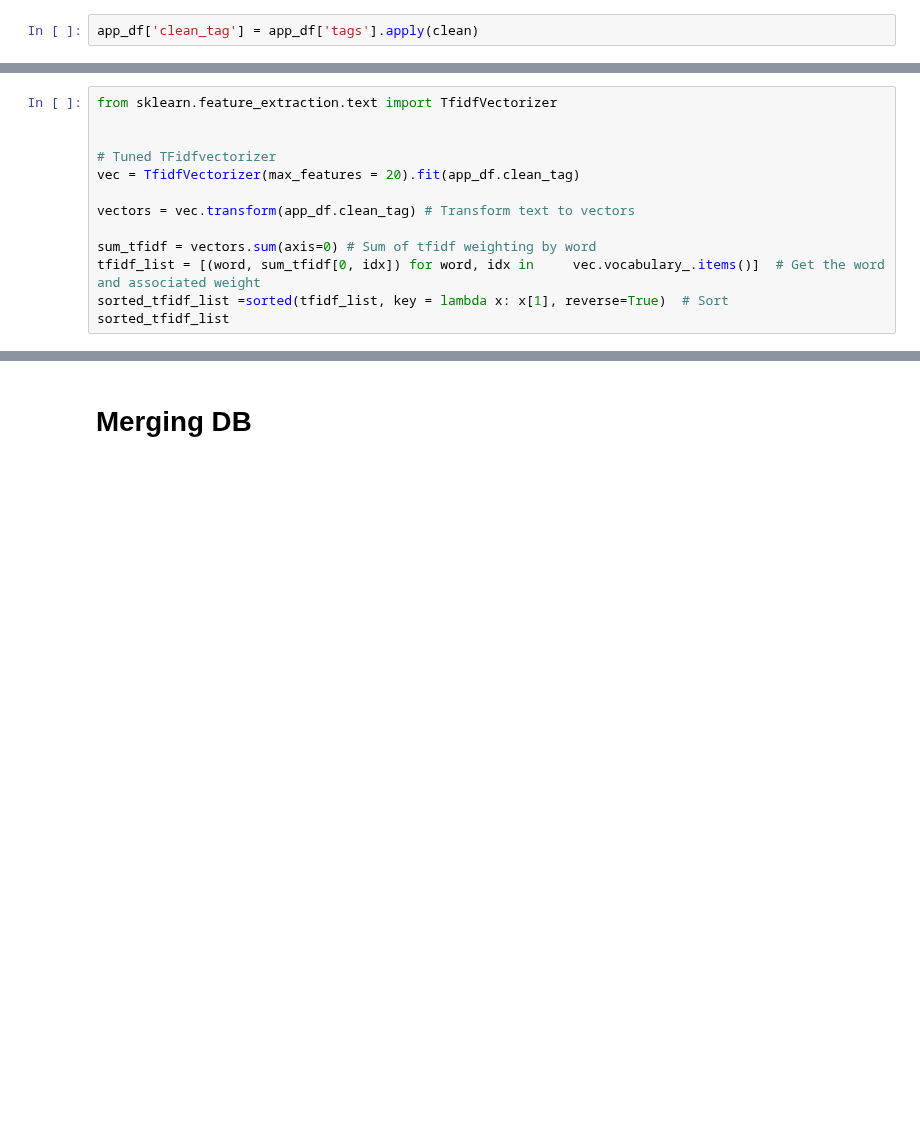
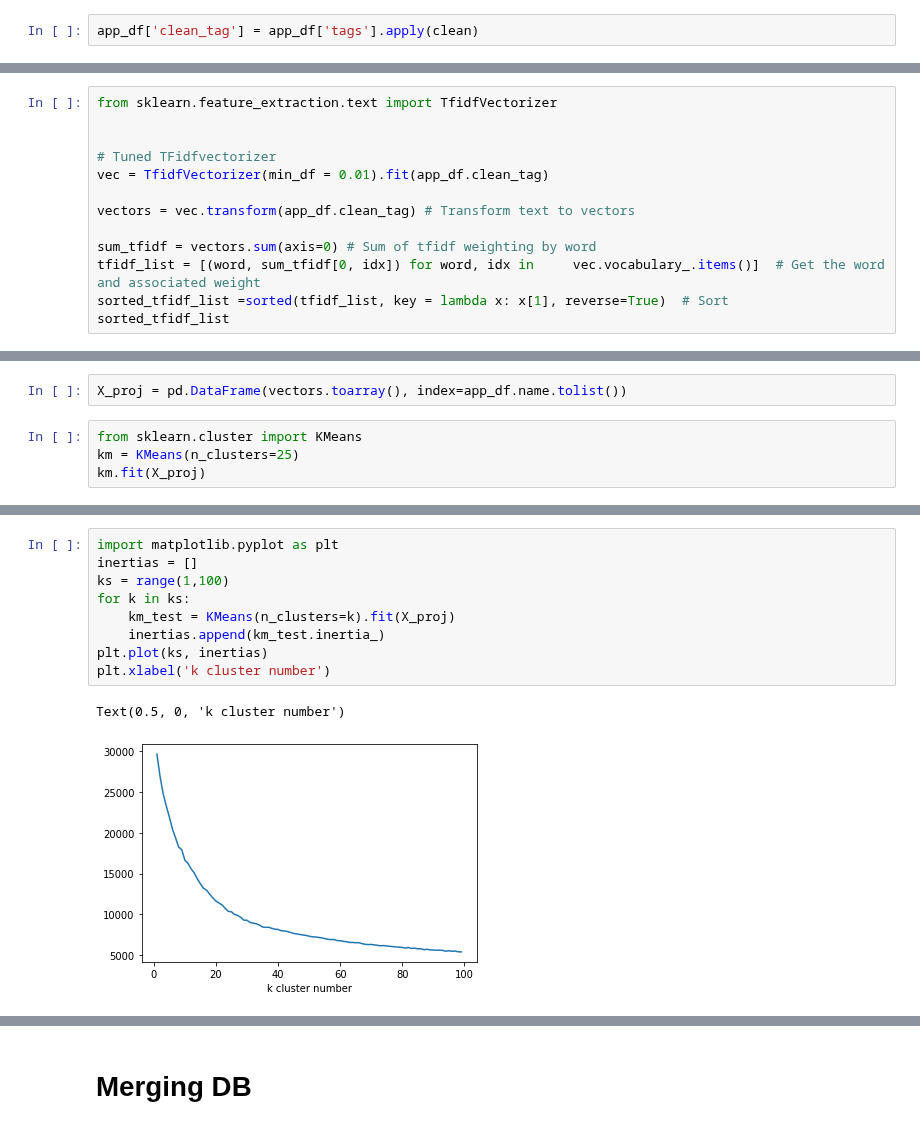
Before and after one commit to JoaoMarques1/find_your_inner_gamer, a Jupyter notebook: notebooks/Merging.ipynb, the cells around one changed output, grey strips where cells are left out. Cells and saved outputs as stored; diff of their text form; blank space fills up the shorter version.

```diff
--- a/notebooks/Merging.ipynb
+++ b/notebooks/Merging.ipynb
@@ -514,7 +515,7 @@ from sklearn.feature_extraction.text import TfidfVectorizer
 
 
 # Tuned TFidfvectorizer
-vec = TfidfVectorizer(max_features = 20).fit(app_df.clean_tag)
+vec = TfidfVectorizer(min_df = 0.01).fit(app_df.clean_tag)
 
 vectors = vec.transform(app_df.clean_tag) # Transform text to vectors
 
@@ -545,0 +544,6 @@ sorted_tfidf_list
+# %%
+X_proj = pd.DataFrame(vectors.toarray(), index=app_df.name.tolist())
+# %%
+from sklearn.cluster import KMeans
+km = KMeans(n_clusters=25)
+km.fit(X_proj)
@@ -545,0 +596,12 @@ sorted_tfidf_list
+# %%
+import matplotlib.pyplot as plt
+inertias = []
+ks = range(1,100)
+for k in ks:
+    km_test = KMeans(n_clusters=k).fit(X_proj)
+    inertias.append(km_test.inertia_)
+plt.plot(ks, inertias)
+plt.xlabel('k cluster number')
+# %% [output]
+Text(0.5, 0, 'k cluster number')
+[figure, added]
```
Also changed, not shown: parts of 18 cells of this notebook.
